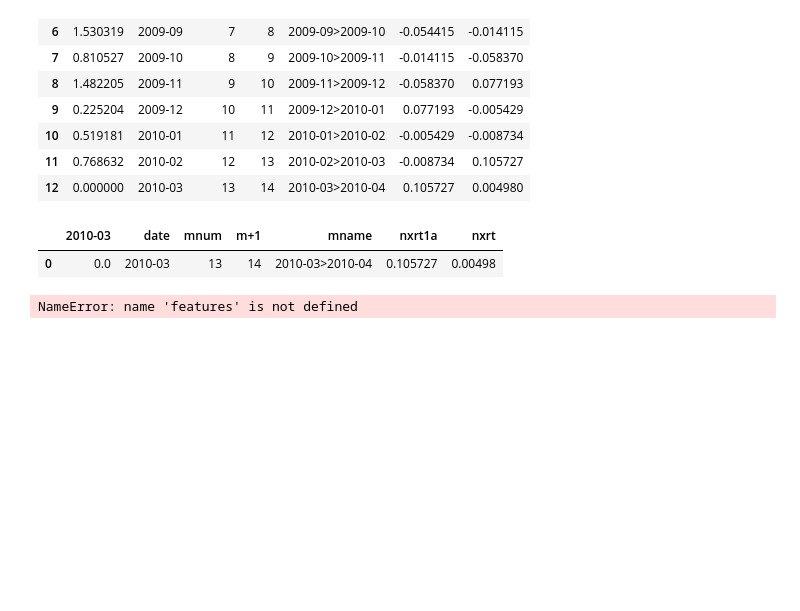
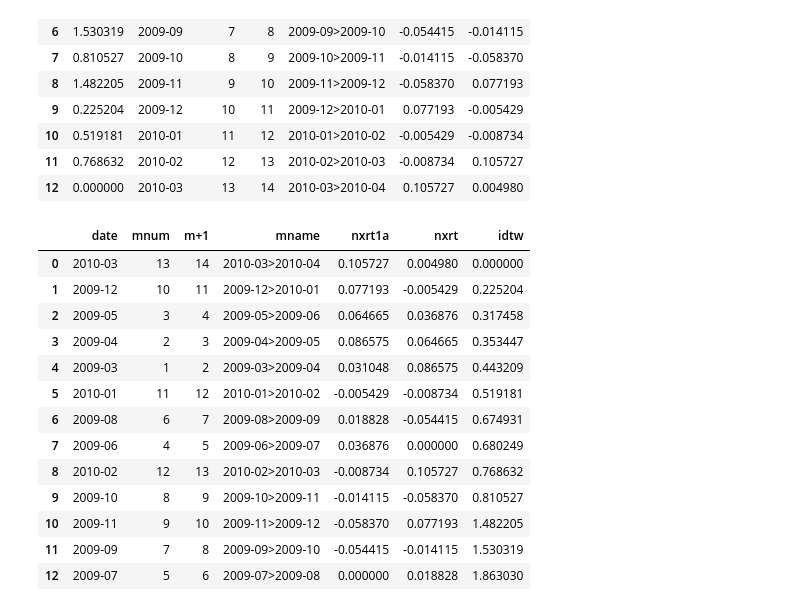
Before and after one commit to gitbiginner/ststpy, a Jupyter notebook: stockmw.ipynb, the cells around one changed output. Drawn from its saved outputs; the diff is of its cells as text; code cells hidden in the pictures; blank space fills up the shorter version.

```diff
--- a/stockmw.ipynb
+++ b/stockmw.ipynb
@@ -214,7 +217,7 @@ while starti < premonthcount-1:
     idtwcalcres0  = idtwcalc.reshape(1,13) # decline var
 
 
-    exec("df"+str(stmon[starti]) +"= pd.DataFrame(data = idtwcalcres0, index=[monStock.columns[starti]], columns = [listm[starti-12:starti+1]])")
+    exec("df"+str(stmon[starti]) +"= pd.DataFrame(data = idtwcalcres0, index=[monStock.columns[starti]], columns = mnths)")
     exec("dfname" +"= df"+str(stmon[starti]))
     dflist.append(dfname)
 
@@ -376,18 +388,27 @@ for i in range(len(dflist)):
     edidf = pd.merge(edidf, mmnum, on="date")
     edidf["m+1"] = edidf["mnum"]+1
     edidf = pd.merge(edidf, returns, on="mnum")
-
+    edidf["idtw"] = edidf[edidf.columns[0]]
+    del edidf[edidf.columns[0]]
 
     dfedit.append(edidf)
 # %%
-dfedit[0][0:1]
+dfedit[0]
 # %% [output]
-|  | 2010-03 | date | mnum | m+1 | mname | nxrt1a | nxrt |
-| 0 | 0.0 | 2010-03 | 13 | 14 | 2010-03>2010-04 | 0.105727 | 0.00498 |
+|  | date | mnum | m+1 | mname | nxrt1a | nxrt | idtw |
+| 0 | 2010-03 | 13 | 14 | 2010-03>2010-04 | 0.105727 | 0.004980 | 0.000000 |
+| 1 | 2009-12 | 10 | 11 | 2009-12>2010-01 | 0.077193 | -0.005429 | 0.225204 |
+| 2 | 2009-05 | 3 | 4 | 2009-05>2009-06 | 0.064665 | 0.036876 | 0.317458 |
+| 3 | 2009-04 | 2 | 3 | 2009-04>2009-05 | 0.086575 | 0.064665 | 0.353447 |
+| 4 | 2009-03 | 1 | 2 | 2009-03>2009-04 | 0.031048 | 0.086575 | 0.443209 |
+| 5 | 2010-01 | 11 | 12 | 2010-01>2010-02 | -0.005429 | -0.008734 | 0.519181 |
+| 6 | 2009-08 | 6 | 7 | 2009-08>2009-09 | 0.018828 | -0.054415 | 0.674931 |
+| 7 | 2009-06 | 4 | 5 | 2009-06>2009-07 | 0.036876 | 0.000000 | 0.680249 |
+| 8 | 2010-02 | 12 | 13 | 2010-02>2010-03 | -0.008734 | 0.105727 | 0.768632 |
+| 9 | 2009-10 | 8 | 9 | 2009-10>2009-11 | -0.014115 | -0.058370 | 0.810527 |
+| 10 | 2009-11 | 9 | 10 | 2009-11>2009-12 | -0.058370 | 0.077193 | 1.482205 |
+| 11 | 2009-09 | 7 | 8 | 2009-09>2009-10 | -0.054415 | -0.014115 | 1.530319 |
+| 12 | 2009-07 | 5 | 6 | 2009-07>2009-08 | 0.000000 | 0.018828 | 1.863030 |
 # %%
 Y = dfedit[0][0:1]["nxrt"]
 X = dfedit[0][1:12]
-# %%
-X_train, X_test = features
-# %% [output]
-NameError: name 'features' is not defined
```
Also changed, not shown: parts of 22 cells of this notebook, 1 other file.
